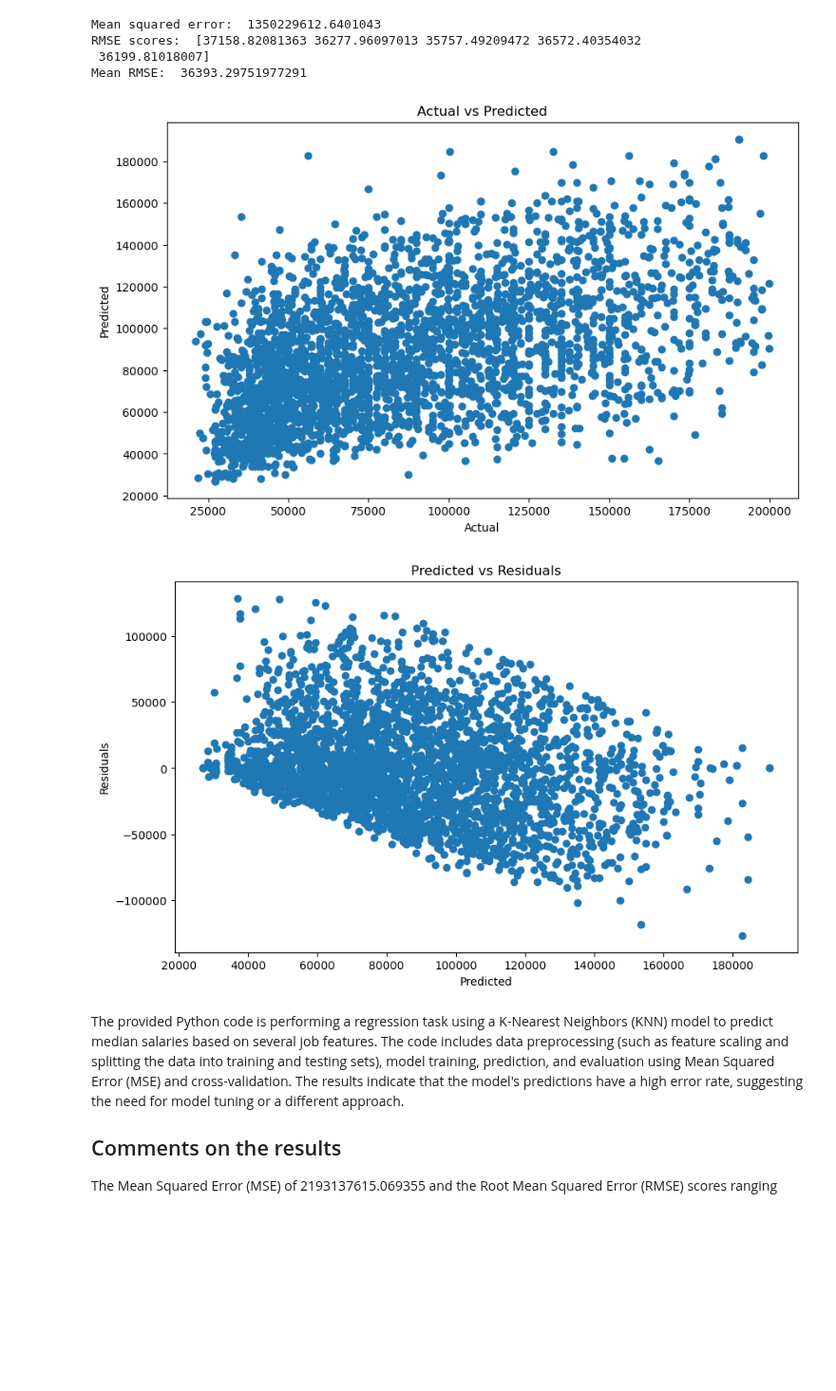
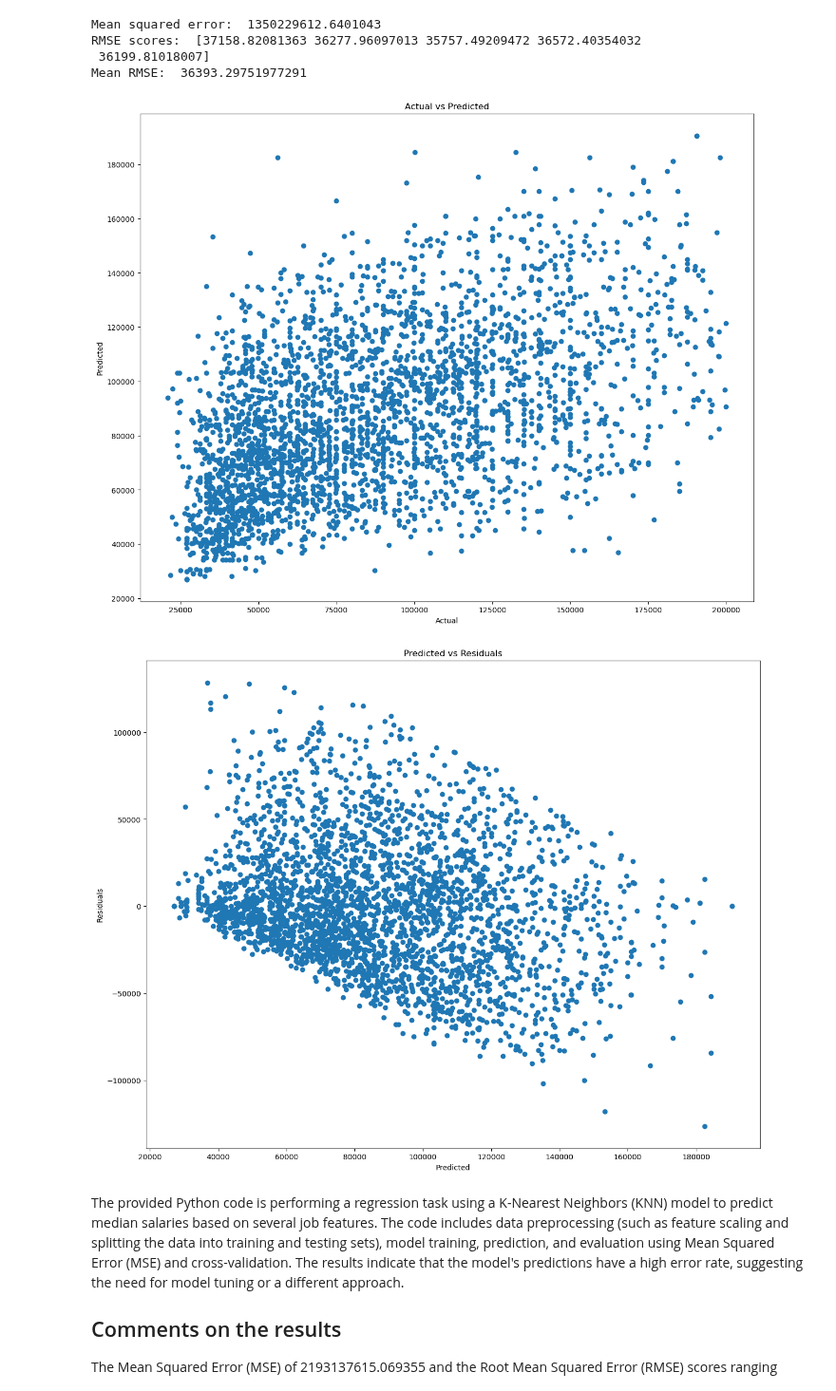
Before and after one commit to Qubi0-0/LinkedInJobSalaryPredict, a Jupyter notebook: model_testing.ipynb, the cells around one changed output. Shown at 95% size. Saved outputs shown, nothing was run; the diff lists cells and outputs as text; code cells hidden in the pictures; blank space fills up the shorter version.

Commit message:
plot improved

```diff
--- a/model_testing.ipynb
+++ b/model_testing.ipynb
@@ -97,24 +97,24 @@ Mean RMSE:  36393.29751977291
 # %%
 import matplotlib.pyplot as plt
 
 # Plot actual vs predicted values
-plt.figure(figsize=(10, 6))
+plt.figure(figsize=(15, 12))
 plt.scatter(y_test, y_pred)
 plt.xlabel('Actual')
 plt.ylabel('Predicted')
 plt.title('Actual vs Predicted')
 plt.show()
 
 # Plot residuals
-plt.figure(figsize=(10, 6))
+plt.figure(figsize=(15, 12))
 plt.scatter(y_pred, y_test - y_pred)
 plt.xlabel('Predicted')
 plt.ylabel('Residuals')
 plt.title('Predicted vs Residuals')
 plt.show()
 # %% [output]
-[figure, old version]
+[figure, new version]
-[figure, old version]
+[figure, new version]
 # %% [markdown]
 The provided Python code is performing a regression task using a K-Nearest Neighbors (KNN) model to predict median salaries based on several job features. The code includes data preprocessing (such as feature scaling and splitting the data into training and testing sets), model training, prediction, and evaluation using Mean Squared Error (MSE) and cross-validation. The results indicate that the model's predictions have a high error rate, suggesting the need for model tuning or a different approach.
 
```
